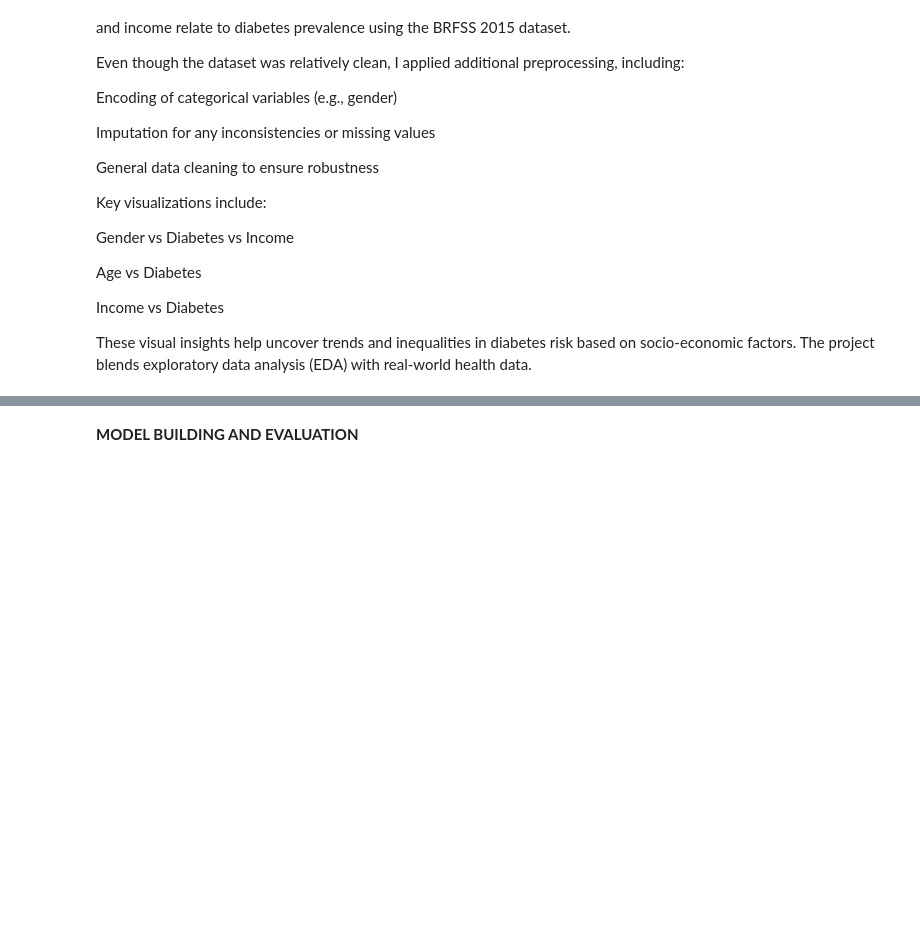
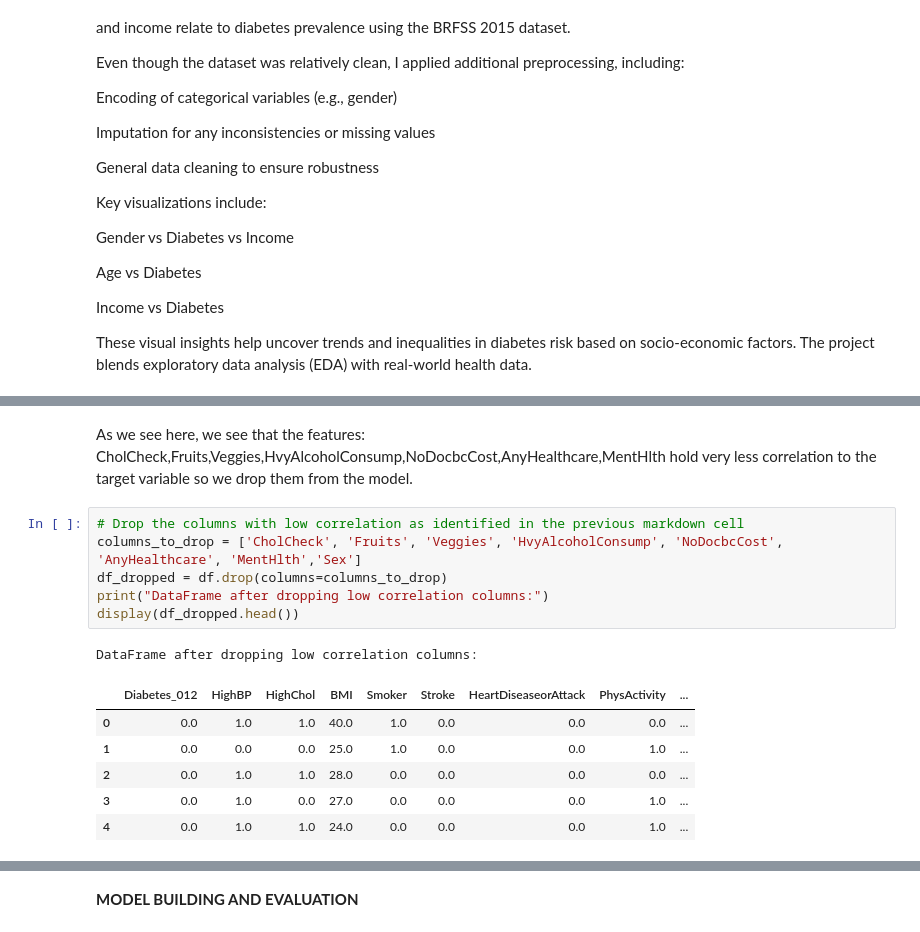
Before and after one commit to chrisjason0505/DIABETES-HEALTH-INDICATORS-DS, a Jupyter notebook: diabetesindicators.ipynb, the cells around one changed output, grey strips where cells are left out. Saved outputs shown, nothing was run; the diff lists cells and outputs as text; blank space fills up the shorter version.

```diff
--- a/diabetesindicators.ipynb
+++ b/diabetesindicators.ipynb
@@ -250,0 +267,16 @@ These visual insights help uncover trends and inequalities in diabetes risk base
+# %% [markdown]
+As we see here, we see that the features: CholCheck,Fruits,Veggies,HvyAlcoholConsump,NoDocbcCost,AnyHealthcare,MentHlth hold very less correlation to the target variable so we drop them from the model.
+# %%
+# Drop the columns with low correlation as identified in the previous markdown cell
+columns_to_drop = ['CholCheck', 'Fruits', 'Veggies', 'HvyAlcoholConsump', 'NoDocbcCost', 'AnyHealthcare', 'MentHlth','Sex']
+df_dropped = df.drop(columns=columns_to_drop)
+print("DataFrame after dropping low correlation columns:")
+display(df_dropped.head())
+# %% [output]
+DataFrame after dropping low correlation columns:
+|  | Diabetes_012 | HighBP | HighChol | BMI | Smoker | Stroke | HeartDiseaseorAttack | PhysActivity | ... |
+| 0 | 0.0 | 1.0 | 1.0 | 40.0 | 1.0 | 0.0 | 0.0 | 0.0 | ... |
+| 1 | 0.0 | 0.0 | 0.0 | 25.0 | 1.0 | 0.0 | 0.0 | 1.0 | ... |
+| 2 | 0.0 | 1.0 | 1.0 | 28.0 | 0.0 | 0.0 | 0.0 | 0.0 | ... |
+| 3 | 0.0 | 1.0 | 0.0 | 27.0 | 0.0 | 0.0 | 0.0 | 1.0 | ... |
+| 4 | 0.0 | 1.0 | 1.0 | 24.0 | 0.0 | 0.0 | 0.0 | 1.0 | ... |
```
Also changed, not shown: parts of 14 cells of this notebook.
